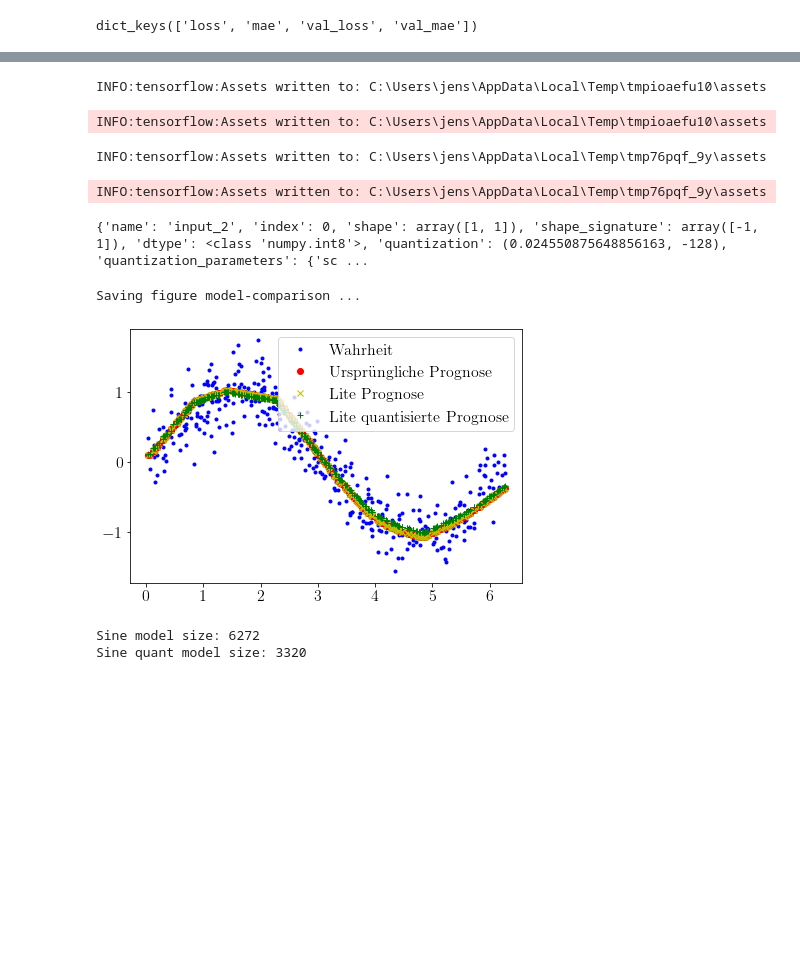
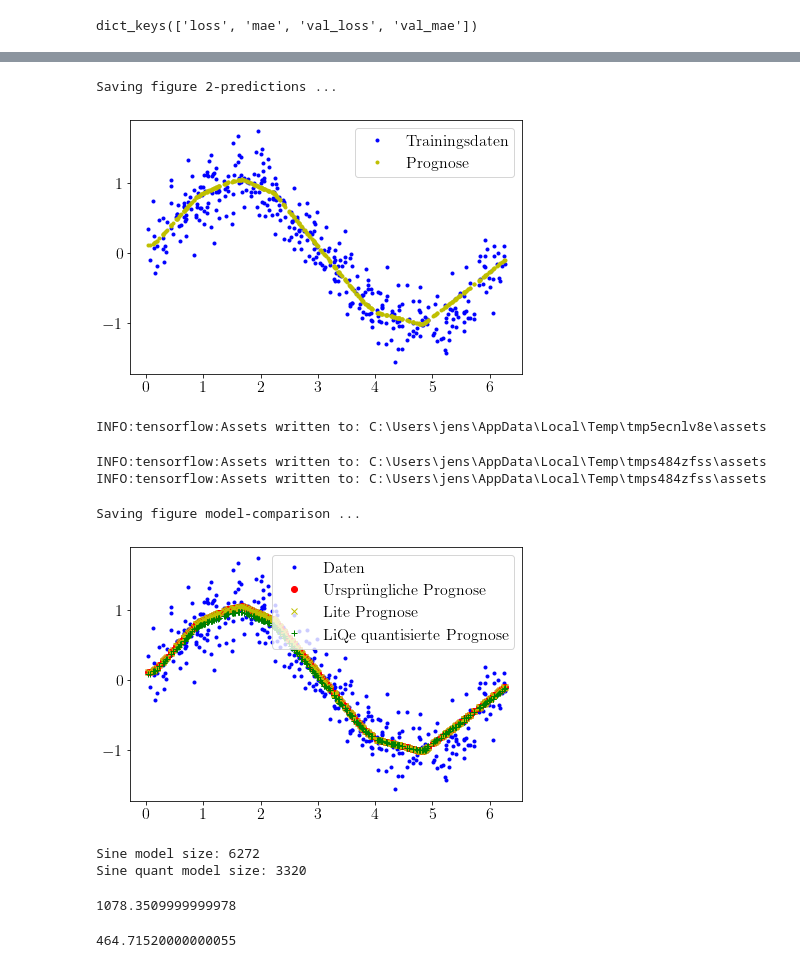
Before and after one commit to JensDll/bachelorarbeit-notebooks, a Jupyter notebook: first-nn/sine.ipynb, the cells around one changed output, grey strips where cells are left out. Cells and saved outputs as stored; diff of their text form; code cells hidden in the pictures; blank space fills up the shorter version.

Commit message:
add tpu model

```diff
--- a/first-nn/sine.ipynb
+++ b/first-nn/sine.ipynb
@@ -205,7 +185,7 @@ Saving figure 1-predictions ...
 # %%
 input_layer = keras.layers.Input(shape=[1])
 hidden1 = keras.layers.Dense(16, activation="relu", name="hidden1")(input_layer)
-hidden2 = keras.layers.Dense(64, activation="relu", name="hidden2")(hidden1)
+hidden2 = keras.layers.Dee(6464, activation="relu", name="hidden2")(hidden1)
 output = keras.layers.Dense(1, name="output")(hidden2)
 model_2 = keras.Model(inputs=input_layer, outputs=output)
 # %%
@@ -228,13 +208,17 @@ Trainable params: 1,185
 Non-trainable params: 0
 _________________________________________________________________
 # %%
+sgd = tf.keras.optimizers.SGD()
 model_2.compile(optimizer=sgd, loss="mse", metrics=["mae"])
 # %%
+EPOCHS = 200
+
 early_stopping_cb = tf.keras.callbacks.EarlyStopping(
     patience=EPOCHS,
     monitor="loss",
     verbose=1,
     restore_best_weights=True)
+
 history_2 = model_2.fit(
     x_train,
     y_train,
@@ -287,3 +289,13 @@ Saving figure 2-predictions ...
+# %%
+predictions_2 = model_2.predict(x_test)
+plt.plot(x_test, y_test, "b.", label="Trainingsdaten")
+plt.plot(x_test, predictions_2, "y.", label="Prognose")
+plt.legend()
+save_fig(f"2-predictions")
+plt.show()
+# %% [output]
+Saving figure 2-predictions ...
+[figure, added]
 # %%
 def save_model(model, model_name: str):
     with open(model_name, "wb") as f:
@@ -296,17 +308,17 @@ tflite_model = converter.convert()
 
 save_model(tflite_model, "sine_model.tflite")
 # %% [output]
-INFO:tensorflow:Assets written to: C:\Users\jens\AppData\Local\Temp\tmpioaefu10\assets
+INFO:tensorflow:Assets written to: C:\Users\jens\AppData\Local\Temp\tmp5ecnlv8e\assets
-INFO:tensorflow:Assets written to: C:\Users\jens\AppData\Local\Temp\tmpioaefu10\assets
 # %%
 import numpy as np
 
-converter = tf.lite.TFLiteConverter.from_keras_model(model_2)
+converter = tf.lite.TFLiteConverter.from_keras_model(model_
+)
 converter.optimizations = [tf.lite.Optimize.DEFAULT]
 
-def representative_dataset():
-  for value in x_test:
-    yield [np.array(value.numpy(), dtype=np.float32, ndmin=2)]
+def representative_datase    ):
+  for value in x
+        yield [value]min=2)]
 
 converter.representative_dataset = representative_dataset
 converter.target_spec.supported_ops = [tf.lite.OpsSet.TFLITE_BUILTINS_INT8]
@@ -316,11 +328,11 @@ tflite_model = converter.convert()
 
 save_model(tflite_model, "sine_model_quant.tflite")
 # %% [output]
-INFO:tensorflow:Assets written to: C:\Users\jens\AppData\Local\Temp\tmp76pqf_9y\assets
+INFO:tensorflow:Assets written to: C:\Users\jens\AppData\Local\Temp\tmps484zfss\assets
+INFO:tensorflow:Assets written to: C:\Users\jens\AppData\Local\Temp\tmps484zfss\assets
-INFO:tensorflow:Assets written to: C:\Users\jens\AppData\Local\Temp\tmp76pqf_9y\assets
 # %%
 sine_model = tf.lite.Interpreter("sine_model.tflite")
-sine_model_quant = tf.lite.Interpreter("sine_model_quant.tflite",)
+sine_model_quant = tf.lite.Interpreter("sine_model_quant.tflit"e)
 
 sine_model.allocate_tensors()
 sine_model_quant.allocate_tensors()
@@ -340,11 +352,10 @@ input_index_quant = input_details_quant["index"]
 output_index_quant = output_details_quant["index"]
 
 sine_model_predictions = []
-sine_model_quant_predictions = []
+sine_model_qua
 
-for value in x_test[:, 0]:
-    tensor_float = tf.convert_to_tensor([[value]], dtype=tf.float32)
-    tensor_int = tf.convert_to_tensor([[value / input_scale + input_zero_point]], dtype=tf.int8)
+for _predictions = lue in x_test[:, 0 =
+ convert_to_tensor t.cnvet_to_tensor([[value]], dtype=tf.flo at32)convert_to_tensor t.convertinput_scale([[value / inputscae + input_zero_point]], dtype=tf.int8)
 
     sine_model.set_tensor(input_index, tensor_float)
     sine_model_quant.set_tensor(input_index_quant, tensor_int)
@@ -358,19 +369,17 @@ for value in x_test[:, 0]:
     sine_model_quant_predictions.append(
         sine_model_quant.get_tensor(output_index_quant)[0,0] / 128
     )
-# %% [output]
-{'name': 'input_2', 'index': 0, 'shape': array([1, 1]), 'shape_signature': array([-1,  1]), 'dtype': <class 'numpy.int8'>, 'quantization': (0.024550875648856163, -128), 'quantization_parameters': {'sc ...
 # %%
-plt.plot(x_test, y_test, "b.", label="Wahrheit")
+plt.plot(x_test, y_test, "b.", label="Daten")
 plt.plot(x_test, predictions_2, "ro", label="Ursprüngliche Prognose")
 plt.plot(x_test, sine_model_predictions, "yx", label="Lite Prognose")
-plt.plot(x_test, sine_model_quant_predictions, "g+", label="Lite quantisierte Prognose")
+plt.plot(x_test, sine_model_quant_predictions, "g+", label="LiQe quantisierte Prognose")
 plt.legend()
 save_fig("model-comparison")
 plt.show()
 # %% [output]
 Saving figure model-comparison ...
-[figure, old version]
+[figure, new version]
 # %%
 import os
 sine_size = os.path.getsize("sine_model.tflite")
@@ -382,0 +414,30 @@ Sine quant model size: 3320
+# %%
+import time
+
+values = tf.random.uniform((2000, 1, 1), minval=1, maxval=5)
+values = values / input_scale + input_zero_point
+values = tf.cast(values, dtype=tf.int8)
+
+start = time.perf_counter()
+for value in values:
+    sine_model_tpu.set_tensor(input_index_tpu, value)
+    sine_model_tpu.invoke()
+inference_time = (time.perf_counter() - start) * 1000
+
+print(inference_time)
+# %% [output]
+1078.3509999999978
+# %%
+values = tf.random.uniform((2000, 1, 1), minval=1, maxval=5)
+values = values / input_scale + input_zero_point
+values = tf.cast(values, dtype=tf.int8)
+
+start = time.perf_counter()
+for value in values:
+    sine_model_quant.set_tensor(input_index_tpu, value)
+    sine_model_quant.invoke()
+inference_time = (time.perf_counter() - start) * 1000
+
+print(inference_time)
+# %% [output]
+464.71520000000055
```
Also changed, not shown: parts of 16 cells of this notebook, 1 other file.
